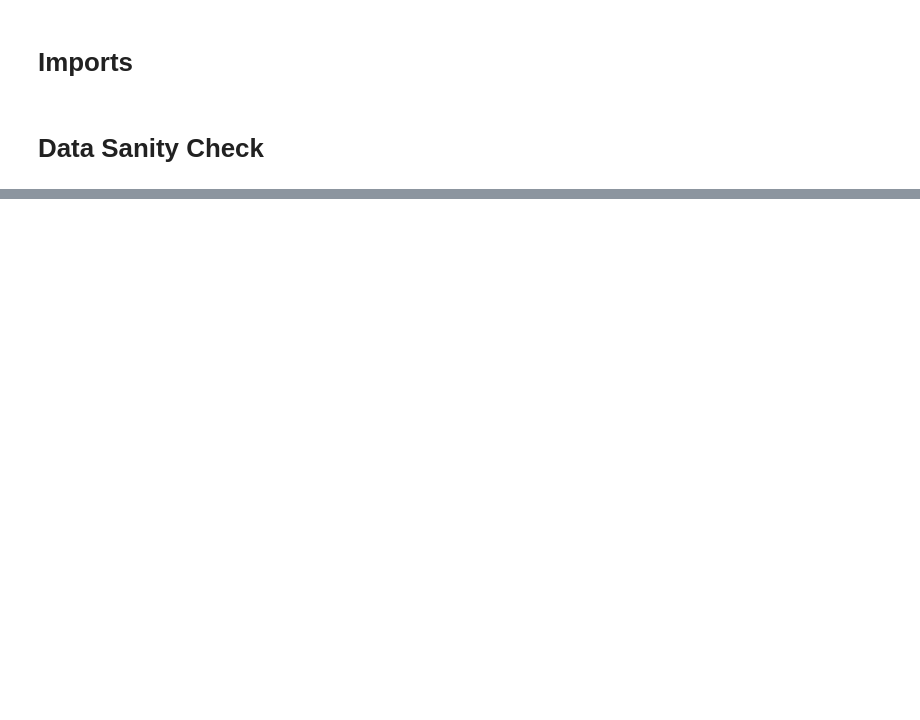
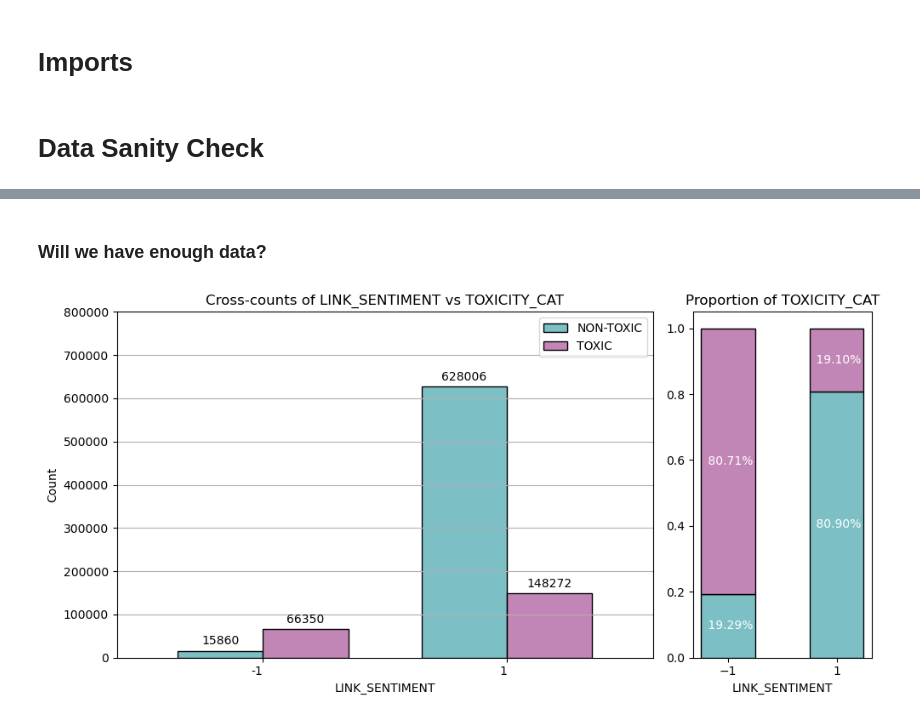
Before and after one commit to AkselAcar/ada-2025-project-adastra, a Jupyter notebook: results.ipynb, the cells around one changed output, grey strips where cells are left out. Saved outputs shown, nothing was run; the diff lists cells and outputs as text; code cells hidden in the pictures; blank space fills up the shorter version.

```diff
--- a/results.ipynb
+++ b/results.ipynb
@@ -68,0 +248,56 @@ Duplicate rows: 0
+# %% [markdown]
+### Will we have enough data?
+# %%
+cross_counts = pd.crosstab(interactions_df["LINK_SENTIMENT"], interactions_df["TOXICITY_CAT"])
+
+fig, ax = plt.subplots(1, 2, figsize=(10, 5), gridspec_kw={'width_ratios': [3, 1]})
+
+colors = ["#7CC0C6", "#C185B6"]
+cross_counts.plot(
+    kind='bar',
+    width=0.7,
+    color=colors,
+    edgecolor='black',
+    ax=ax[0]
+)
+
+for container in ax[0].containers:
+    ax[0].bar_label(container, label_type='edge', fontsize=10, color='black', padding=3)
+
+ax[0].set_xlabel("LINK_SENTIMENT")
+ax[0].set_ylabel("Count")
+ax[0].set_title("Cross-counts of LINK_SENTIMENT vs TOXICITY_CAT")
+ax[0].legend(["NON-TOXIC", "TOXIC"])
+ax[0].set_ylim(0, 800000)
+ax[0].set_xticklabels([-1, 1], rotation=0, ha='right')
+ax[0].grid(axis='y')
+
+
+negnontox, negtox, posnontox, postox = cross_counts.values.flatten()
+n = negnontox + negtox
+p = posnontox + postox
+
+nontoxic_percents = [negnontox/n, posnontox/p]
+toxic_percents = [negtox/n, postox/p]
+
+# Plot
+
+bars1 = ax[1].bar([-1, 1], nontoxic_percents, color=colors[0], edgecolor = 'black', width = 1)
+bars2 = ax[1].bar([-1, 1], toxic_percents, bottom=nontoxic_percents, color=colors[1], edgecolor = 'black', width = 1)
+
+epsilon=1e-6
+for bar, value in zip(bars1, nontoxic_percents):
+    ax[1].text(bar.get_x() + bar.get_width() / 2, bar.get_height() / 2, f'{value*100: .2f}%',
+            ha='center', va='center', color='white', fontsize=10)
+
+for bar, value, offset in zip(bars2, toxic_percents, nontoxic_percents):
+    ax[1].text(bar.get_x() + bar.get_width() / 2, offset + value / 2, f'{value*100: .2f}%',
+            ha='center', va='center', color='white', fontsize=10)
+
+ax[1].set_xticks([-1, 1])
+ax[1].set_title("Proportion of TOXICITY_CAT")
+ax[1].set_xlabel("LINK_SENTIMENT")
+plt.tight_layout()
+plt.show()
+# %% [output]
+[figure, added]
```
Also changed, not shown: parts of 18 cells of this notebook, 4 other files.
